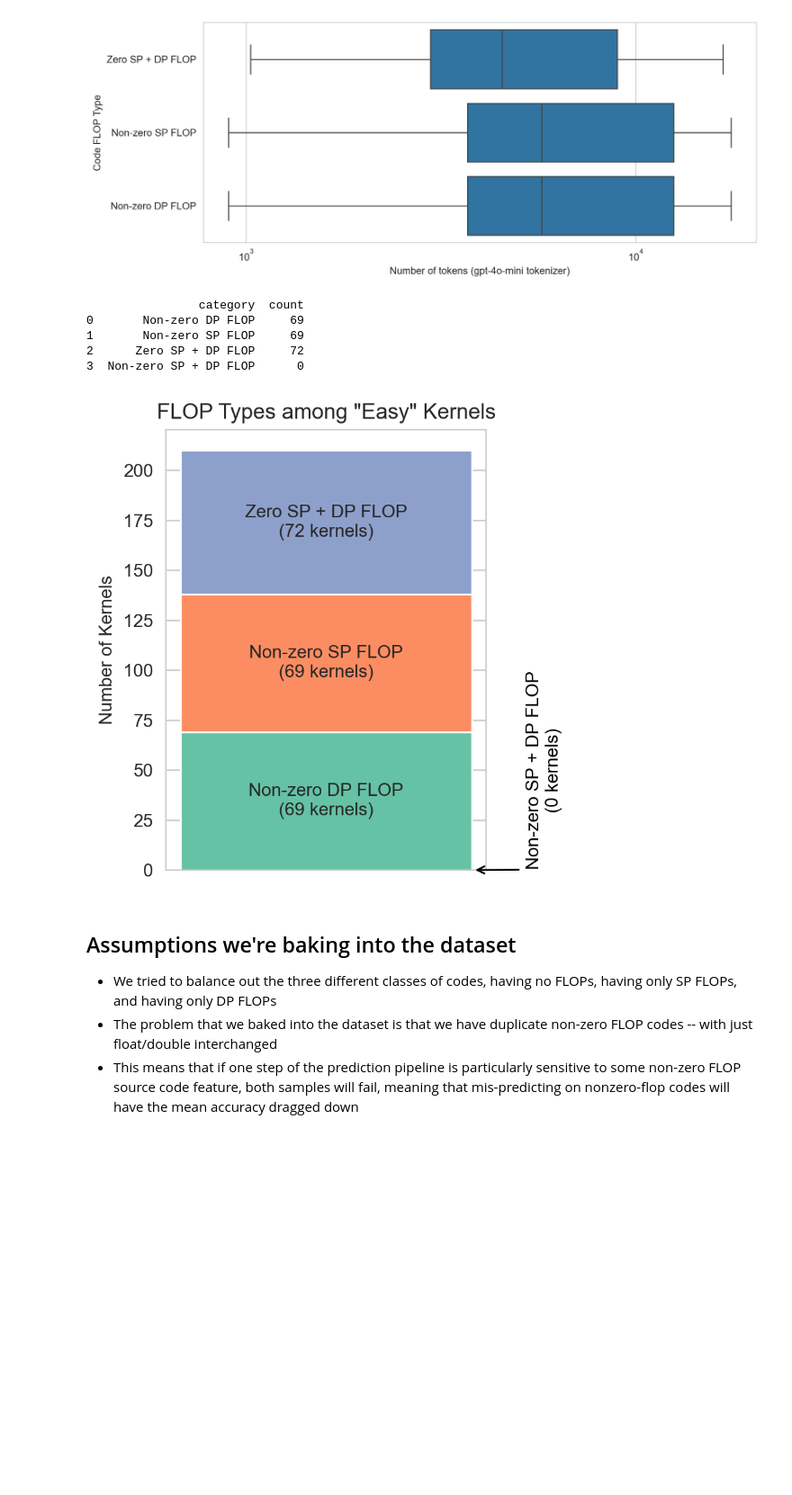
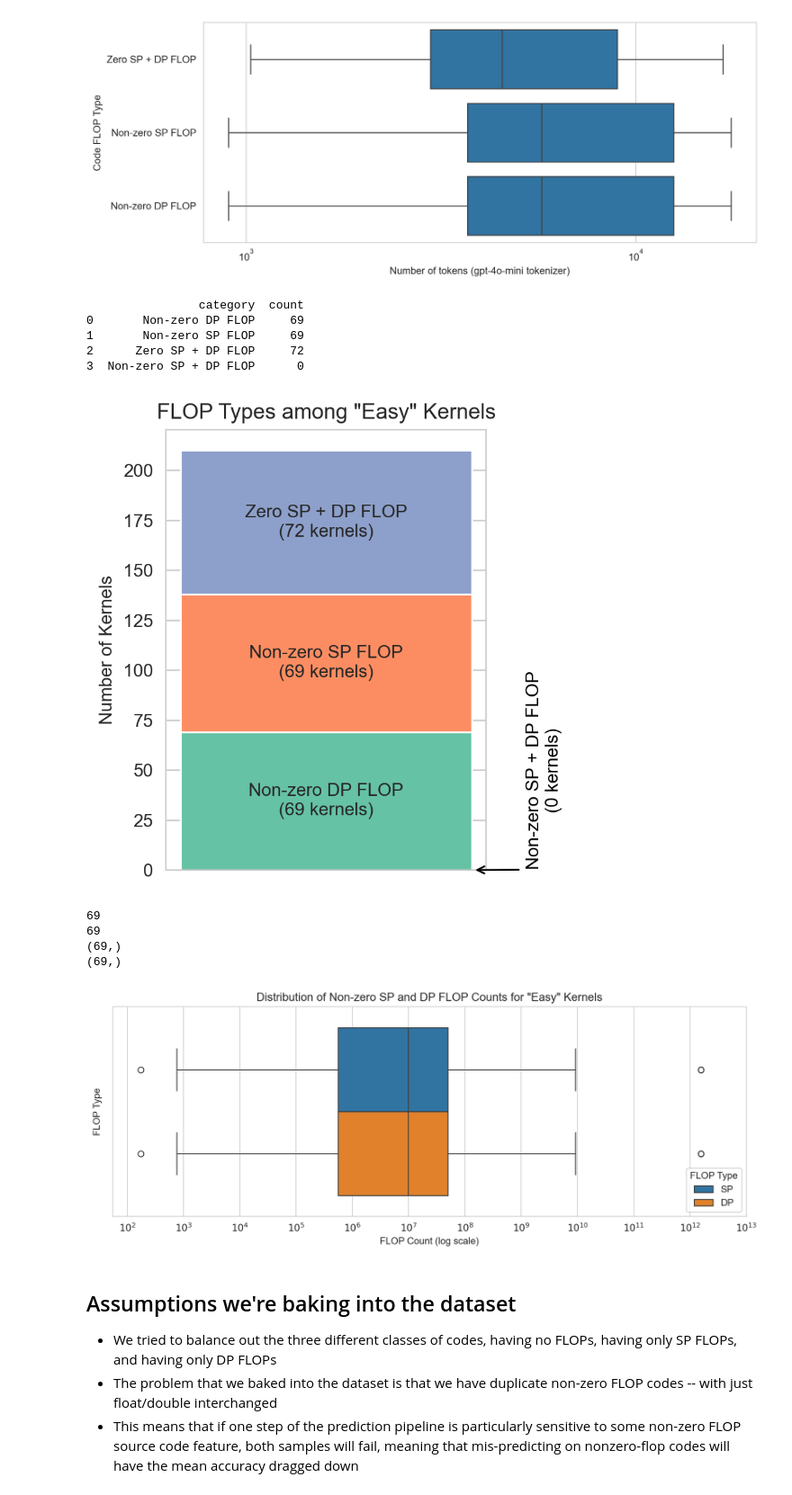
Before and after one commit to Scientific-Computing-Lab/gpuFLOPBench, a Jupyter notebook: qdecomp-langgraph-studio/kernel-survey/dataset-gen/manual-classification/create_dataset_to_query.ipynb, the cells around one changed output. Shown at 90% size. Cells and saved outputs as stored; diff of their text form; code cells hidden in the pictures; blank space fills up the shorter version.

```diff
--- a/qdecomp-langgraph-studio/kernel-survey/dataset-gen/manual-classification/create_dataset_to_query.ipynb
+++ b/qdecomp-langgraph-studio/kernel-survey/dataset-gen/manual-classification/create_dataset_to_query.ipynb
@@ -819,13 +819,19 @@ plot_token_distribution(merged_df)
 [figure]
 # %%
 plot_flop_type_distribution(merged_df)
+plot_sp_dp_nnz_flop_distribution(merged_df)
 # %% [output]
                 category  count
 0       Non-zero DP FLOP     69
 1       Non-zero SP FLOP     69
 2      Zero SP + DP FLOP     72
 3  Non-zero SP + DP FLOP      0
 [figure]
+69
+69
+(69,)
+(69,)
+[figure, added]
 # %% [markdown]
 ## Assumptions we're baking into the dataset
 
```
Also changed, not shown: 6 other files.
